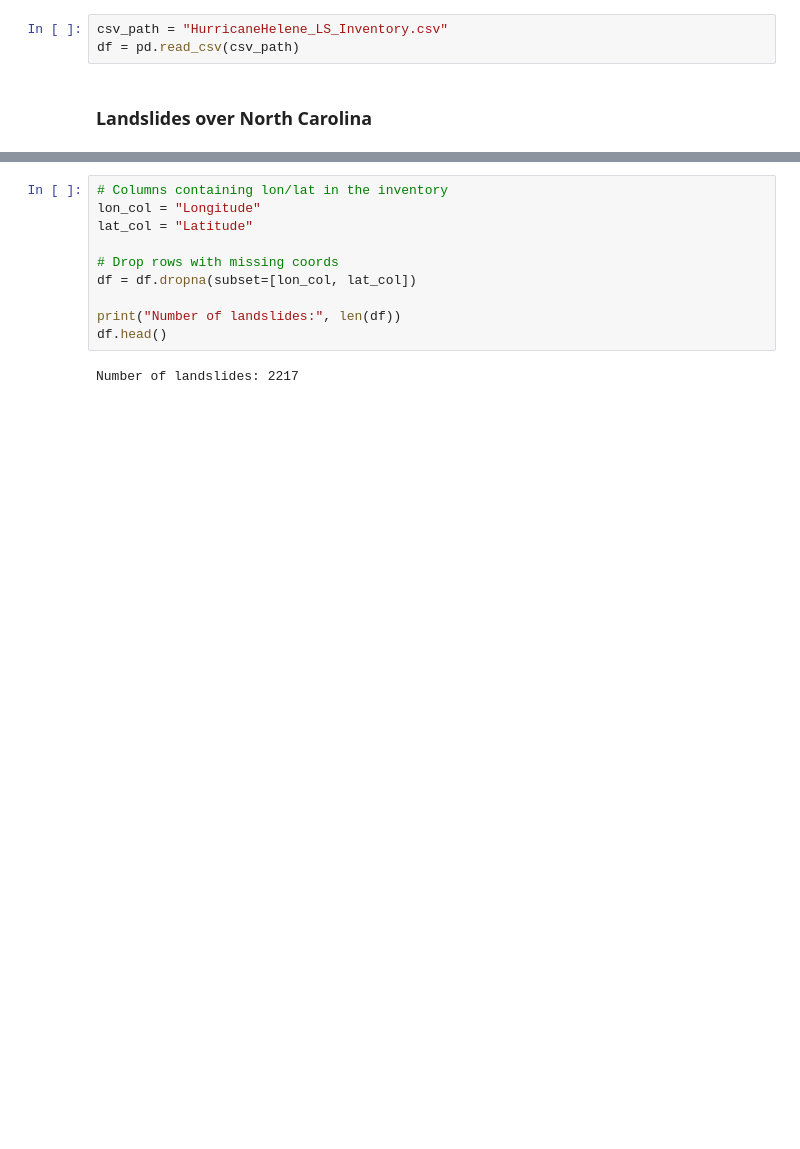
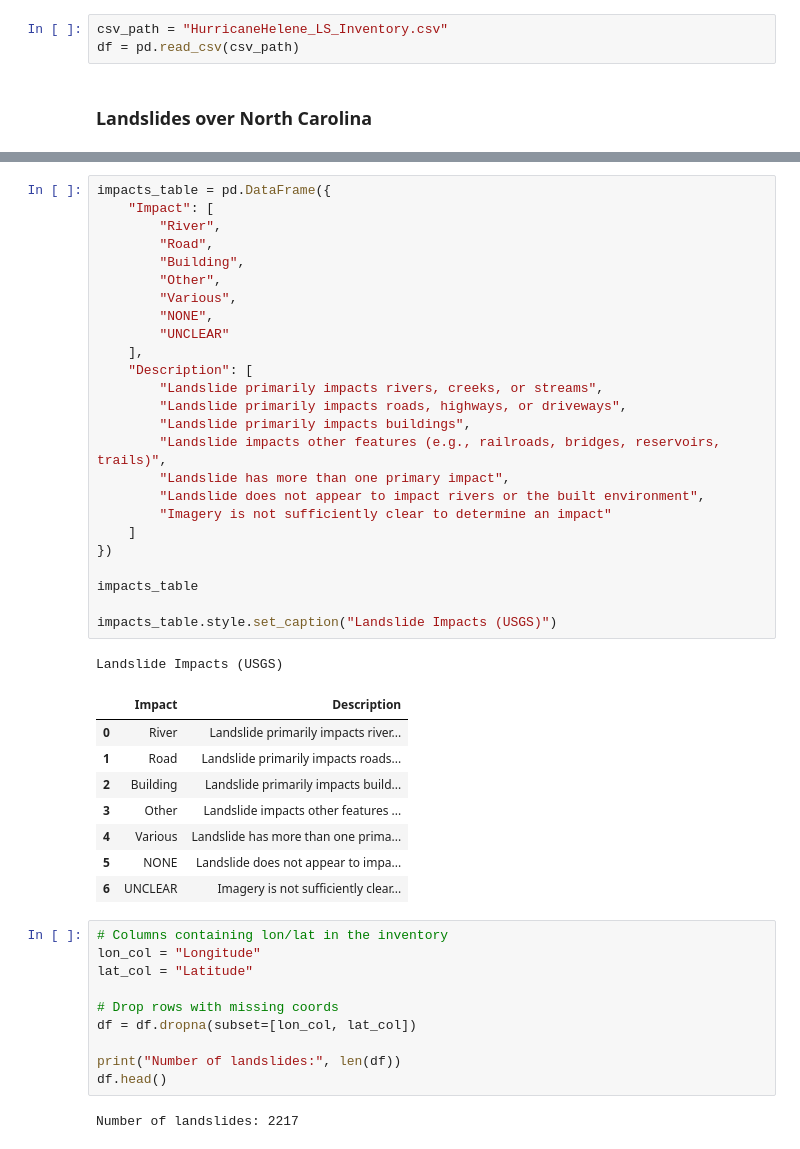
Before and after one commit to DAES433533/bluegreen, a Jupyter notebook: notebooks/helene_landslides.ipynb, the cells around one changed output, grey strips where cells are left out. Saved outputs shown, nothing was run; the diff lists cells and outputs as text; blank space fills up the shorter version.

```diff
--- a/notebooks/helene_landslides.ipynb
+++ b/notebooks/helene_landslides.ipynb
@@ -109,3 +159,38 @@ plt.show()
+# %%
+impacts_table = pd.DataFrame({
+    "Impact": [
+        "River",
+        "Road",
+        "Building",
+        "Other",
+        "Various",
+        "NONE",
+        "UNCLEAR"
+    ],
+    "Description": [
+        "Landslide primarily impacts rivers, creeks, or streams",
+        "Landslide primarily impacts roads, highways, or driveways",
+        "Landslide primarily impacts buildings",
+        "Landslide impacts other features (e.g., railroads, bridges, reservoirs, trails)",
+        "Landslide has more than one primary impact",
+        "Landslide does not appear to impact rivers or the built environment",
+        "Imagery is not sufficiently clear to determine an impact"
+    ]
+})
+
+impacts_table
+
+impacts_table.style.set_caption("Landslide Impacts (USGS)")
+# %% [output]
+Landslide Impacts (USGS)
+|  | Impact | Description |
+| 0 | River | Landslide primarily impacts river... |
+| 1 | Road | Landslide primarily impacts roads... |
+| 2 | Building | Landslide primarily impacts build... |
+| 3 | Other | Landslide impacts other features ... |
+| 4 | Various | Landslide has more than one prima... |
+| 5 | NONE | Landslide does not appear to impa... |
+| 6 | UNCLEAR | Imagery is not sufficiently clear... |
 # %%
 # Columns containing lon/lat in the inventory
 lon_col = "Longitude"
```
Also changed, not shown: parts of 19 cells of this notebook, 1 other file.
